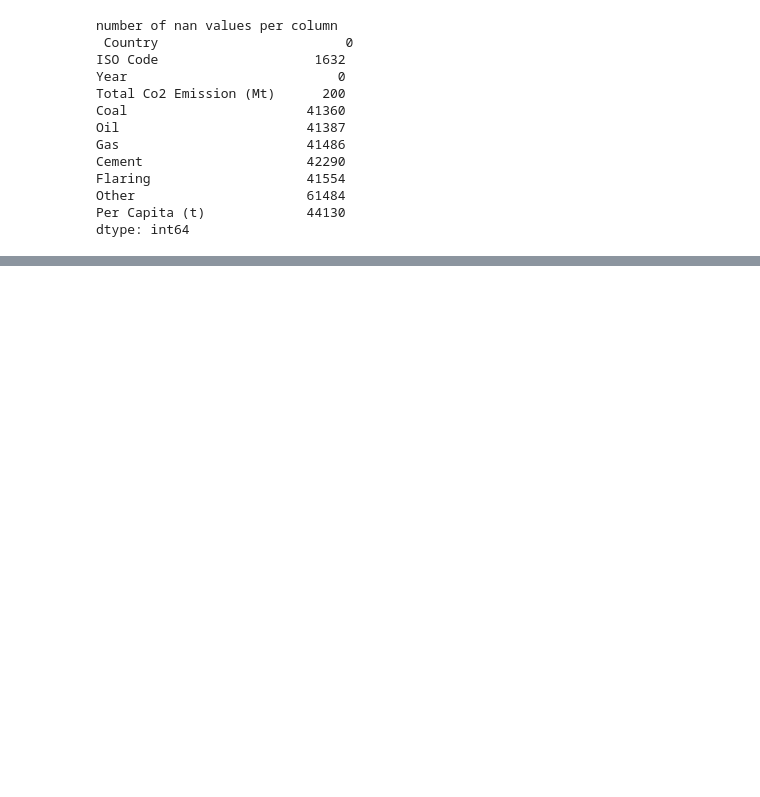
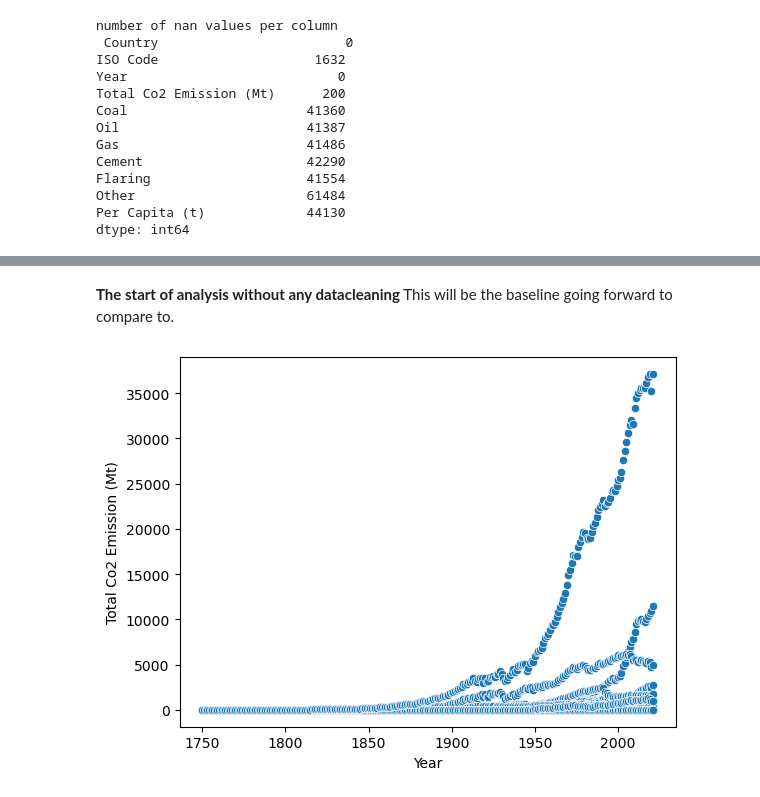
Before and after one commit to Chelsan98/Thesis_EDA_Markus_Oscar, a Jupyter notebook: EDA_CO2.ipynb, the cells around one changed output, grey strips where cells are left out. Cells and saved outputs as stored; diff of their text form; code cells hidden in the pictures; blank space fills up the shorter version.

Commit message:
Added some plots

```diff
--- a/EDA_CO2.ipynb
+++ b/EDA_CO2.ipynb
@@ -60,0 +114,8 @@ dtype: int64
+# %% [markdown]
+**The start of analysis without any datacleaning**
+This will be the baseline going forward to compare to.
+# %%
+sbn.scatterplot(x=dataCo2['Year'], y=dataCo2['Total Co2 Emission (Mt)'])
+plt.show()
+# %% [output]
+[figure, added]
```
Also changed, not shown: parts of 7 cells of this notebook.
